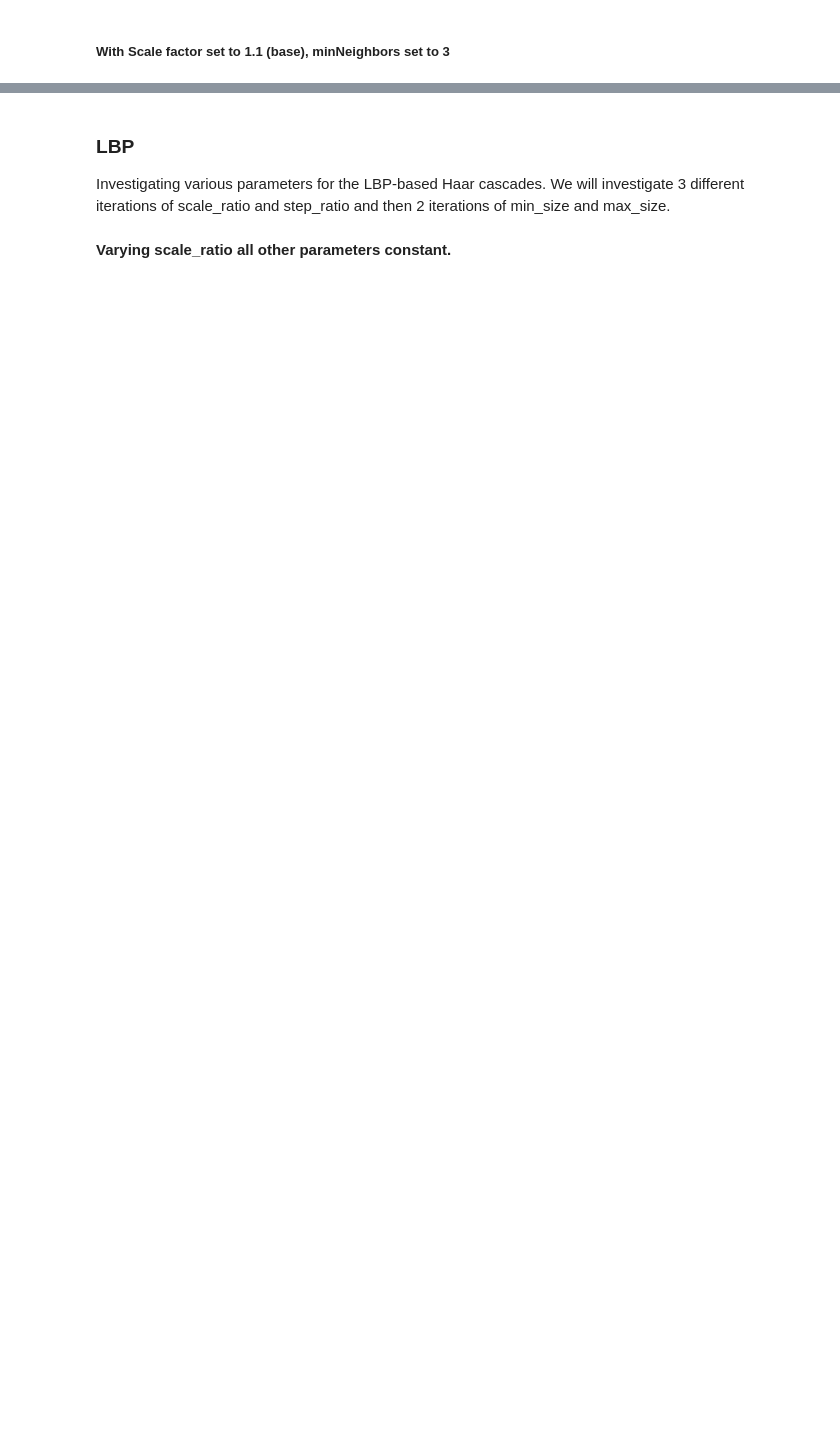
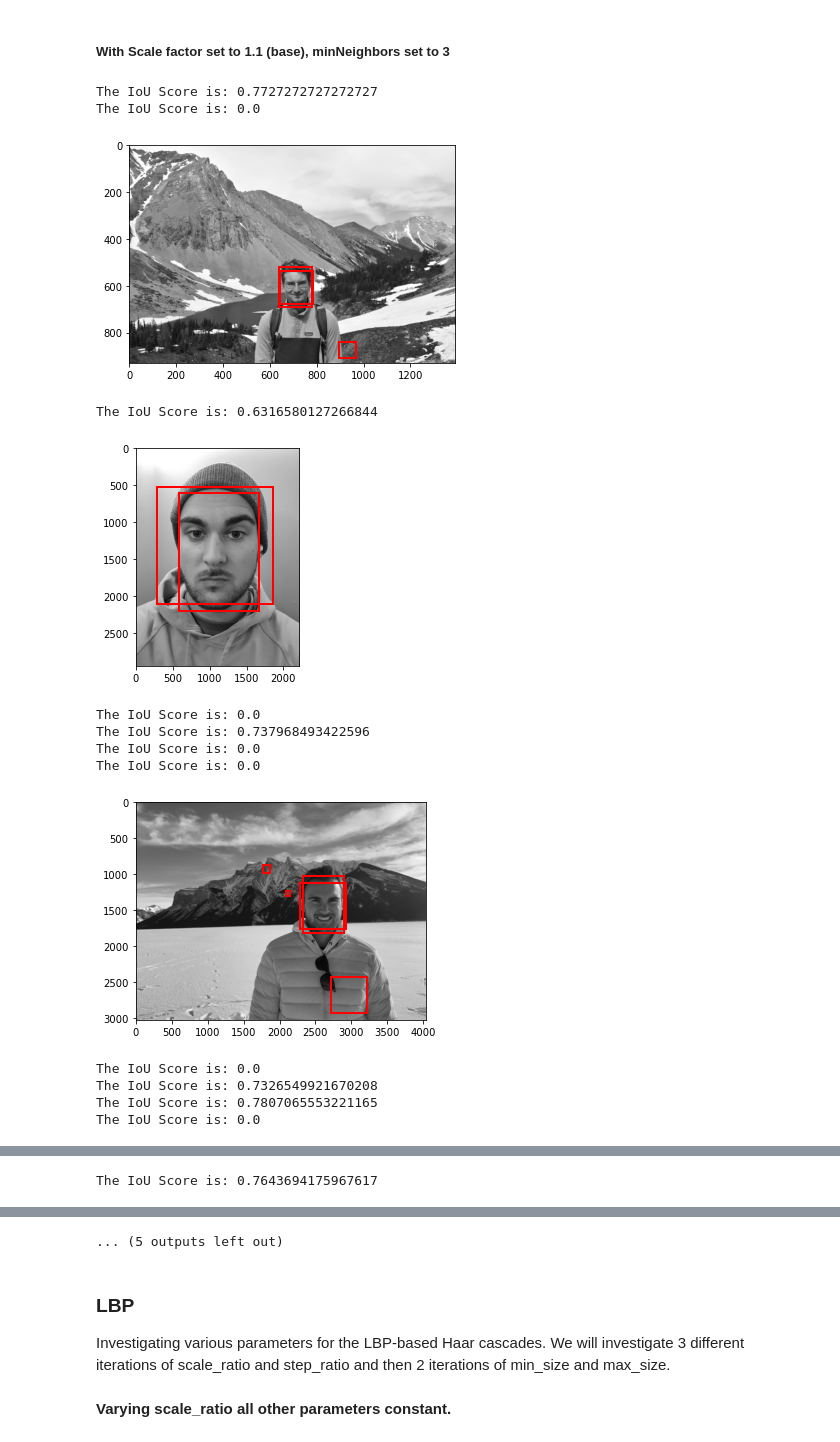
Before and after one commit to aidanjoh/Facial-Detection-Methods, a Jupyter notebook: FacialDetection-AidanJohnson&CameronFaith.ipynb, the cells around one changed output, grey strips where cells are left out. Cells and saved outputs as stored; diff of their text form; code cells hidden in the pictures; blank space fills up the shorter version.

```diff
--- a/FacialDetection-AidanJohnson&CameronFaith.ipynb
+++ b/FacialDetection-AidanJohnson&CameronFaith.ipynb
@@ -333,2 +340,47 @@ The IoU Score is: 0.5034585111175893
 # %% [markdown]
 ##### With Scale factor set to 1.1 (base), minNeighbors set to 3
+# %%
+for imageNum in range(1,10):
+    imagePath = f"Images/personal/{imageNum}.jpg"
+    grayImage = convertImageToGrayScale(imagePath)
+    #viewImage(grayImage)
+    faces = haarsFaceDetect(faceCascade, grayImage, minSize=(30,30), scaleFactor=1.1, minNeighbors=3)
+
+    # print(faces)
+    boundingBoxes = []
+
+    # Draw a rectangle around the faces
+    for (x, y, w, h) in faces:
+        boundingBoxes.append([x,y,w,h])
+        predictedBox = [x, y, x+w, y+h]
+
+        iouScores = []
+        # if len(groundTrueBoundingBox[imageNum]) == 1:
+        #     print(groundTrueBoundingBox[imageNum][0])
+        #     cv2.rectangle(grayImage, (groundTrueBoundingBox[imageNum][0][0], groundTrueBoundingBox[imageNum][0][1]), \
+        #                             (groundTrueBoundingBox[imageNum][0][2], groundTrueBoundingBox[imageNum][0][3]), (0, 0, 255), 5)
+        #     iouScore = calcIntersectiontionOverUnion(np.array(groundTrueBoundingBox[imageNum][0]), predictedBox)
+        #     print(f"The IoU Score is: {iouScore}")
+        # else:
+        for groundTruthBB in groundTrueBoundingBox[imageNum]:
+            boundingBoxes.append([groundTruthBB[0], groundTruthBB[1], groundTruthBB[2]-groundTruthBB[0], groundTruthBB[3]-groundTruthBB[1]])
+            iouScore = calcIntersectiontionOverUnion(np.array(groundTruthBB), predictedBox)
+            print(f"The IoU Score is: {iouScore}")
+
+    #Displaying the facial detection
+    plotRectangle(grayImage, boundingBoxes)
+# %% [output]
+The IoU Score is: 0.7727272727272727
+The IoU Score is: 0.0
+[figure, added]
+The IoU Score is: 0.6316580127266844
+[figure, added]
+The IoU Score is: 0.0
+The IoU Score is: 0.737968493422596
+The IoU Score is: 0.0
+The IoU Score is: 0.0
+[figure, added]
+The IoU Score is: 0.0
+The IoU Score is: 0.7326549921670208
+The IoU Score is: 0.7807065553221165
+The IoU Score is: 0.0
@@ -334,0 +388 @@ The IoU Score is: 0.5034585111175893
+The IoU Score is: 0.7643694175967617
@@ -335,3 +403,4 @@ The IoU Score is: 0.5034585111175893
+... (5 outputs left out)
 # %% [markdown]
 ### LBP
 Investigating various parameters for the LBP-based Haar cascades. We will investigate 3 different iterations of scale_ratio and step_ratio and then 2 iterations of min_size and max_size.
```
Also changed, not shown: parts of 5 cells of this notebook.
